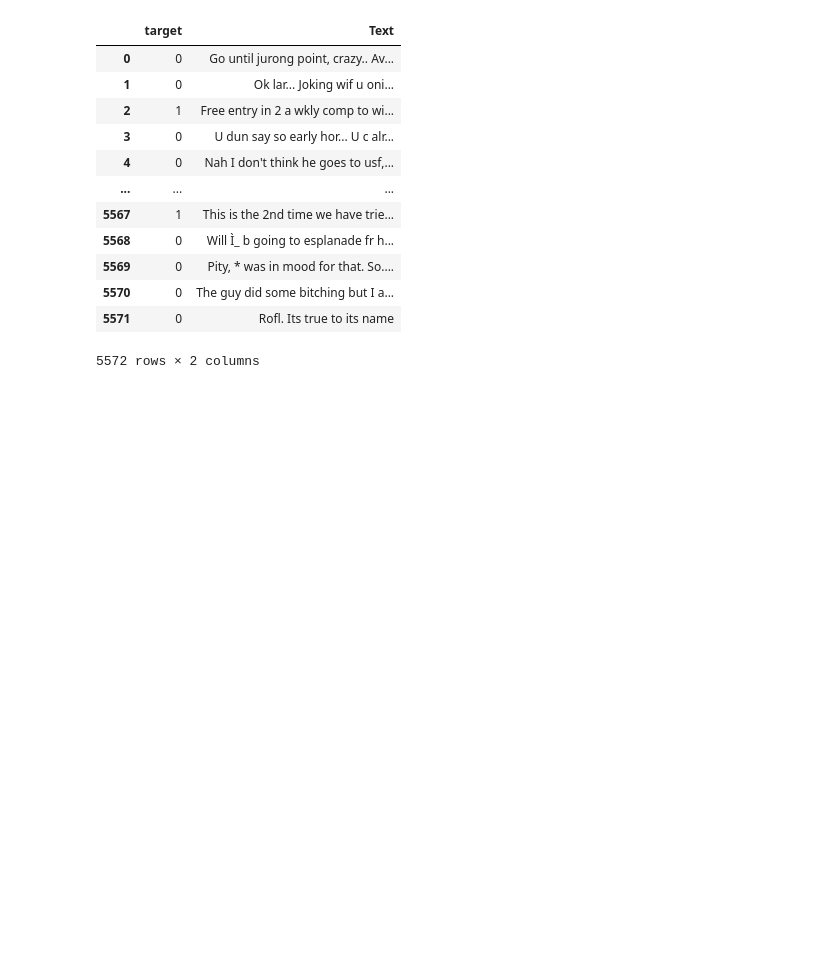
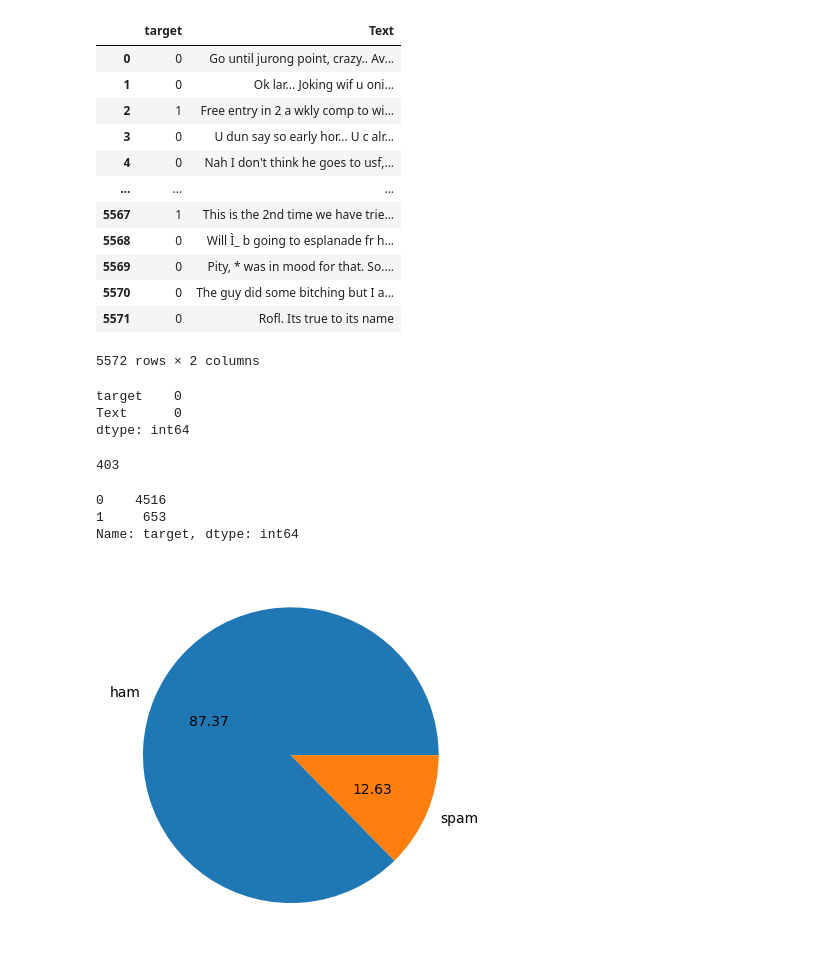
Before and after one commit to Abhishek5635/SpamClassification, a Jupyter notebook: notebook/EDA.ipynb, the cells around one changed output. Drawn from its saved outputs; the diff is of its cells as text; code cells hidden in the pictures; blank space fills up the shorter version.

```diff
--- a/notebook/EDA.ipynb
+++ b/notebook/EDA.ipynb
@@ -60,3 +58,27 @@ df
 | 5570 | 0 | The guy did some bitching but I a... |
 | 5571 | 0 | Rofl. Its true to its name |
 5572 rows × 2 columns
+# %%
+df.isnull().sum()
+# %% [output]
+target    0
+Text      0
+dtype: int64
+# %%
+df.duplicated().sum()
+# %% [output]
+403
+# %%
+df.drop_duplicates(inplace=True, keep = "first")
+# %%
+df.target.value_counts()
+# %% [output]
+0    4516
+1     653
+Name: target, dtype: int64
+# %%
+import matplotlib.pyplot as plt
+plt.pie(df.target.value_counts(),labels = ["ham", "spam"], autopct="%0.2f")
+plt.show()
+# %% [output]
+[figure, added]
```
Also changed, not shown: parts of 33 cells of this notebook, 1 other file.
